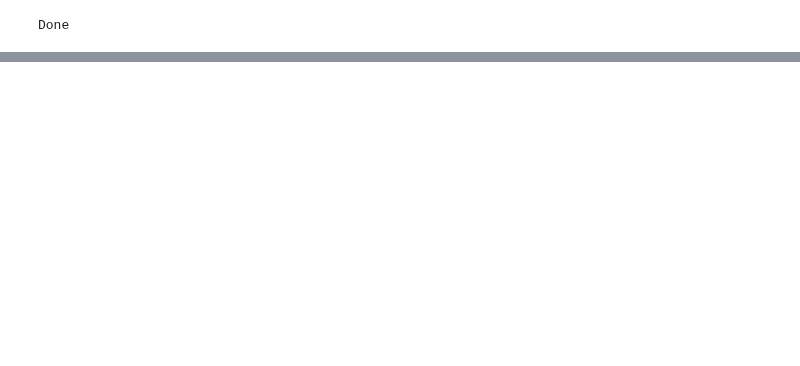
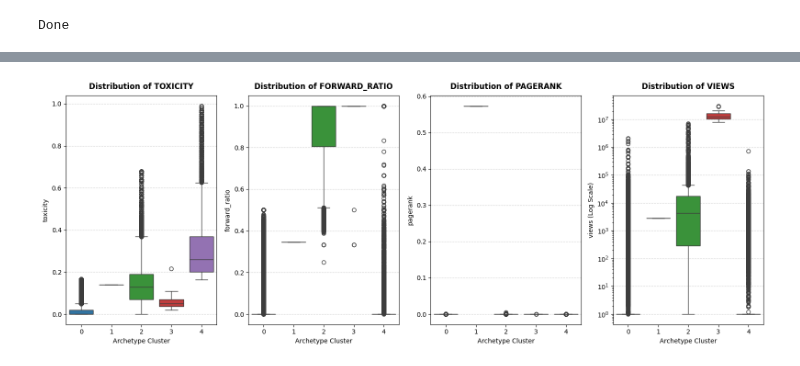
Before and after one commit to Tungtom2004/Mining_massive_data_N6, a Jupyter notebook: build-networking.ipynb, the cells around one changed output, grey strips where cells are left out. Cells and saved outputs as stored; diff of their text form; code cells hidden in the pictures; blank space fills up the shorter version.

```diff
--- a/build-networking.ipynb
+++ b/build-networking.ipynb
@@ -305,8 +408,0 @@ plt.show()
-# %%
-plt.figure(figsize=(15, 5))
-for i, feature in enumerate(features):
-    plt.subplot(1, 4, i+1)
-    sns.boxplot(x='cluster', y=feature, data=df_profiles)
-    plt.title(f"Distribution {feature}")
-plt.tight_layout()
-plt.show()
@@ -314,0 +456,47 @@ plt.show()
+# %%
+import matplotlib.pyplot as plt
+import numpy as np
+import pandas as pd
+import seaborn as sns
+
+# Đảm bảo danh sách thuộc tính đồng bộ
+features = ["toxicity", "forward_ratio", "pagerank", "views"]
+
+# Tự động tính toán số hàng và số cột dựa trên số lượng thuộc tính (linh hoạt nếu thêm bớt)
+num_features = len(features)
+num_cols = 4 if num_features >= 4 else num_features
+num_rows = int(np.ceil(num_features / num_cols))
+
+# Khởi tạo khung hình (Tăng chiều cao lên 6 để biểu đồ vuông vắn, dễ xếp vào slide)
+fig, axes = plt.subplots(num_rows, num_cols, figsize=(16, 6 * num_rows))
+
+# Tránh lỗi nếu chỉ có 1 hàng (axes là mảng 1 chiều thay vì 2 chiều)
+if num_features == 1:
+    axes = np.array([axes])
+axes = axes.flatten()
+
+for i, feature in enumerate(features):
+    ax = axes[i]
+
+    # Xử lý hiển thị cho các trục có giá trị quá lệch (như views) để hộp không bị dẹt
+    if feature in ['views', 'pagerank'] and df_profiles[feature].max() > 100:
+        # Sử dụng log scale trực tiếp trên đồ thị để dễ quan sát phân phối hộp
+        sns.boxplot(x='cluster', y=df_profiles[feature] + 1, data=df_profiles, ax=ax, palette='tab10', hue='cluster', legend=False)
+        ax.set_yscale('log')
+        ax.set_ylabel(f"{feature} (Log Scale)")
+    else:
+        sns.boxplot(x='cluster', y=feature, data=df_profiles, ax=ax, palette='tab10', hue='cluster', legend=False)
+        ax.set_ylabel(feature)
+
+    ax.set_title(f"Distribution of {feature.upper()}", fontsize=12, fontweight='bold', pad=10)
+    ax.set_xlabel("Archetype Cluster")
+    ax.grid(True, linestyle='--', alpha=0.5, axis='y') # Thêm lưới ngang mờ giúp so sánh độ cao các hộp
+
+# Ẩn các ô trống nếu số thuộc tính không chia hết cho số cột
+for j in range(i + 1, len(axes)):
+    fig.delaxes(axes[j])
+
+plt.tight_layout()
+plt.show()
+# %% [output]
+[figure, added]
```
Also changed, not shown: parts of 8 cells of this notebook.
